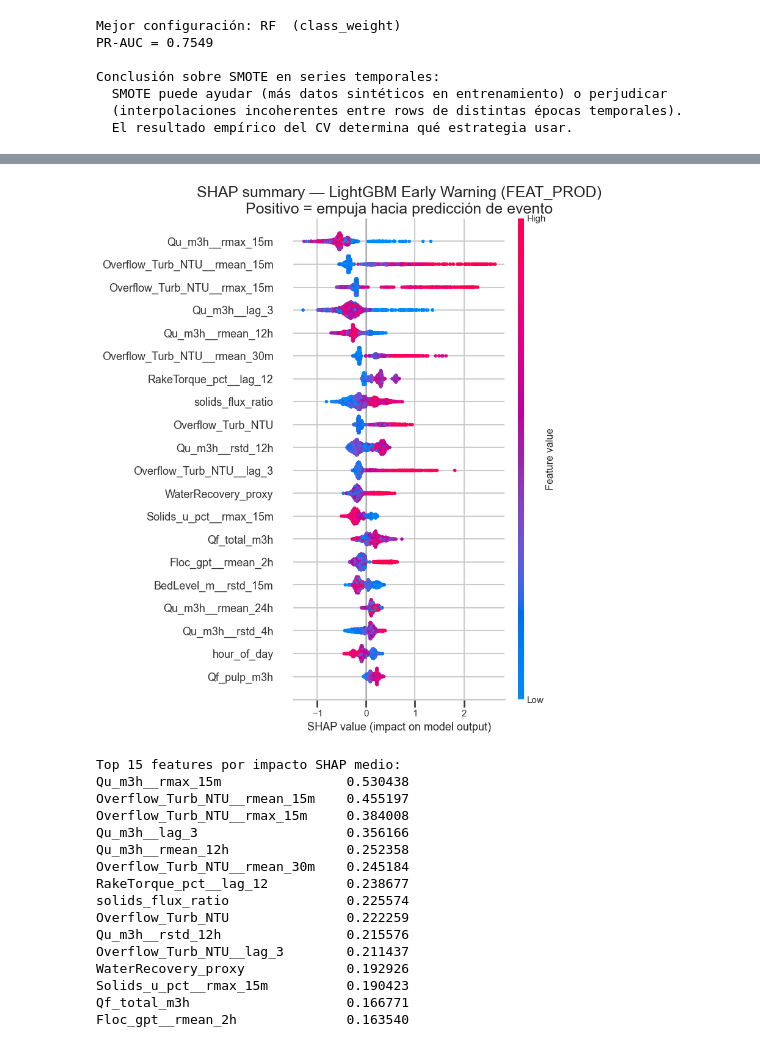
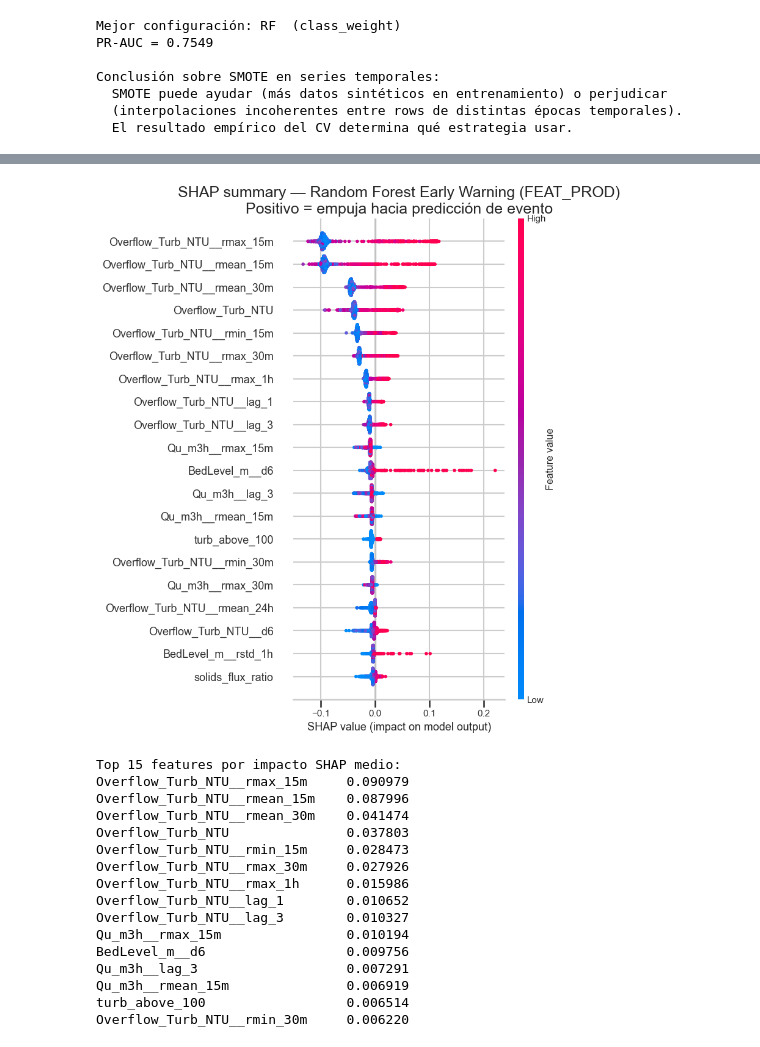
Before and after one commit to MatiasValenzuelaMunoz/Thickener-Water-Recovery-Sentinel-TWS, a Jupyter notebook: notebooks/03_modeling.ipynb, the cells around one changed output, grey strips where cells are left out. Saved outputs shown, nothing was run; the diff lists cells and outputs as text; code cells hidden in the pictures.

```diff
--- a/notebooks/03_modeling.ipynb
+++ b/notebooks/03_modeling.ipynb
@@ -604,51 +574,53 @@ Recall (detección): 59.7%
 # %%
-# Extraer el clasificador LightGBM del pipeline
-lgb_clf = best_model.named_steps['clf']
+rf_clf = best_model.named_steps['clf']
 
-# SHAP sobre test set (muestra si es grande)
 rng = np.random.default_rng(42)
 n_shap = min(2000, len(X_test_full))
 idx_shap = rng.choice(len(X_test_full), n_shap, replace=False)
 X_shap = pd.DataFrame(X_test_full[idx_shap], columns=FEAT_PROD)
 
-explainer   = shap.TreeExplainer(lgb_clf)
-shap_values = explainer.shap_values(X_shap)
+explainer  = shap.TreeExplainer(rf_clf)
+sv_raw     = explainer.shap_values(X_shap)
 
-sv = shap_values[1] if isinstance(shap_values, list) else shap_values
+# SHAP moderno: array 3D (n_samples, n_features, n_classes)
+# SHAP clásico: lista [class_0, class_1]
+if isinstance(sv_raw, list):
+    sv = sv_raw[1]          # clase 1 (evento)
+else:
+    sv = sv_raw[:, :, 1]    # clase 1
 
 plt.figure(figsize=(11, 8))
 shap.summary_plot(sv, X_shap, max_display=20, show=False)
-plt.title('SHAP summary — LightGBM Early Warning (FEAT_PROD)\n'
+plt.title('SHAP summary — Random Forest Early Warning (FEAT_PROD)\n'
           'Positivo = empuja hacia predicción de evento')
 plt.tight_layout()
 plt.show()
 
-# Top features por |SHAP| medio
 shap_imp = pd.Series(
     np.abs(sv).mean(axis=0),
     index=FEAT_PROD
 ).sort_values(ascending=False)
 
 print('Top 15 features por impacto SHAP medio:')
 print(shap_imp.head(15).to_string())
 # %% [output]
-[figure, old version]
+[figure, new version]
 Top 15 features por impacto SHAP medio:
-Qu_m3h__rmax_15m                0.530438
-Overflow_Turb_NTU__rmean_15m    0.455197
-Overflow_Turb_NTU__rmax_15m     0.384008
-Qu_m3h__lag_3                   0.356166
-Qu_m3h__rmean_12h               0.252358
-Overflow_Turb_NTU__rmean_30m    0.245184
-RakeTorque_pct__lag_12          0.238677
-solids_flux_ratio               0.225574
-Overflow_Turb_NTU               0.222259
-Qu_m3h__rstd_12h                0.215576
-Overflow_Turb_NTU__lag_3        0.211437
-WaterRecovery_proxy             0.192926
-Solids_u_pct__rmax_15m          0.190423
-Qf_total_m3h                    0.166771
-Floc_gpt__rmean_2h              0.163540
+Overflow_Turb_NTU__rmax_15m     0.090979
+Overflow_Turb_NTU__rmean_15m    0.087996
+Overflow_Turb_NTU__rmean_30m    0.041474
+Overflow_Turb_NTU               0.037803
+Overflow_Turb_NTU__rmin_15m     0.028473
+Overflow_Turb_NTU__rmax_30m     0.027926
+Overflow_Turb_NTU__rmax_1h      0.015986
+Overflow_Turb_NTU__lag_1        0.010652
+Overflow_Turb_NTU__lag_3        0.010327
+Qu_m3h__rmax_15m                0.010194
+BedLevel_m__d6                  0.009756
+Qu_m3h__lag_3                   0.007291
+Qu_m3h__rmean_15m               0.006919
+turb_above_100                  0.006514
+Overflow_Turb_NTU__rmin_30m     0.006220
 # %%
 print('=' * 60)
 print('RESUMEN EJECUTIVO — EARLY WARNING MODEL')
```
Also changed, not shown: parts of 7 cells of this notebook.
